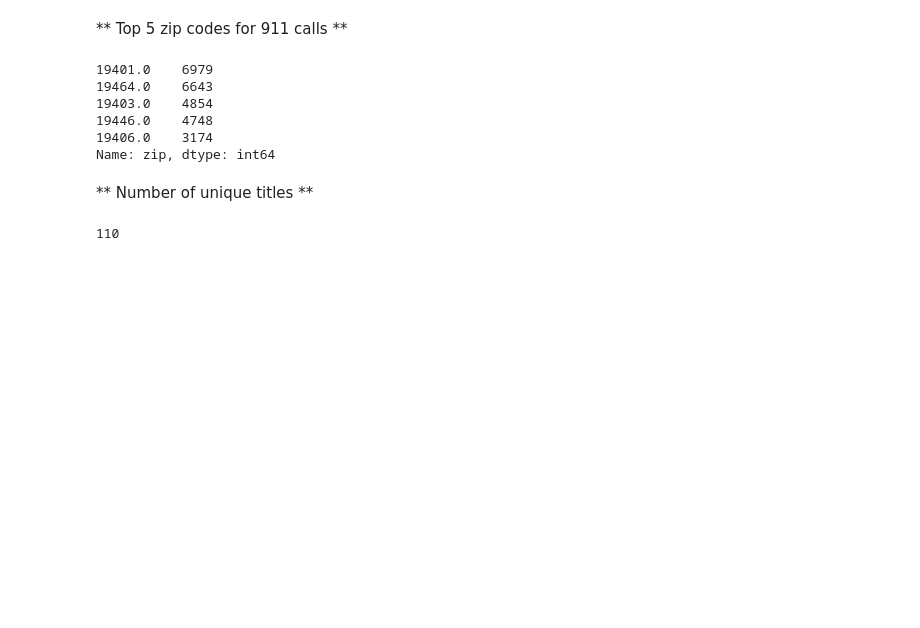
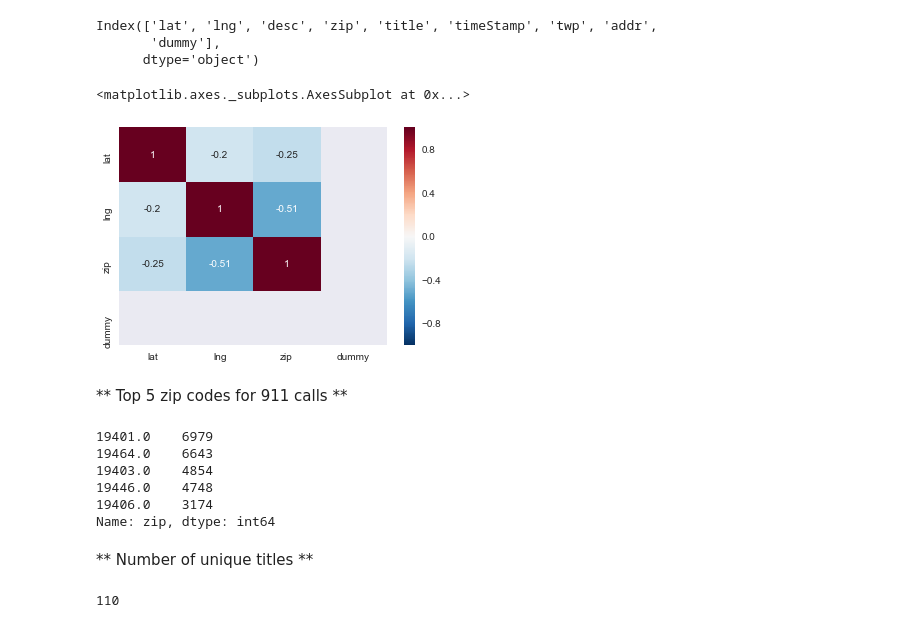
Before and after one commit to sandeepgd/data-science, a Jupyter notebook: 911.ipynb, the cells around one changed output. Drawn from its saved outputs; the diff is of its cells as text; code cells hidden in the pictures; blank space fills up the shorter version.

```diff
--- a/911.ipynb
+++ b/911.ipynb
@@ -17,3 +29,15 @@ df.head()
+# %%
+df.columns
+# %% [output]
+Index(['lat', 'lng', 'desc', 'zip', 'title', 'timeStamp', 'twp', 'addr',
+       'dummy'],
+      dtype='object')
+# %%
+# Heatmap of correlation is usually a great first step to explore data.
+sns.heatmap(df.corr(), annot=True)
+# %% [output]
+<matplotlib.axes._subplots.AxesSubplot at 0x...>
+[figure, added]
 # %% [markdown]
 ** Top 5 zip codes for 911 calls **
 # %%
```
Also changed, not shown: parts of 13 cells of this notebook.
